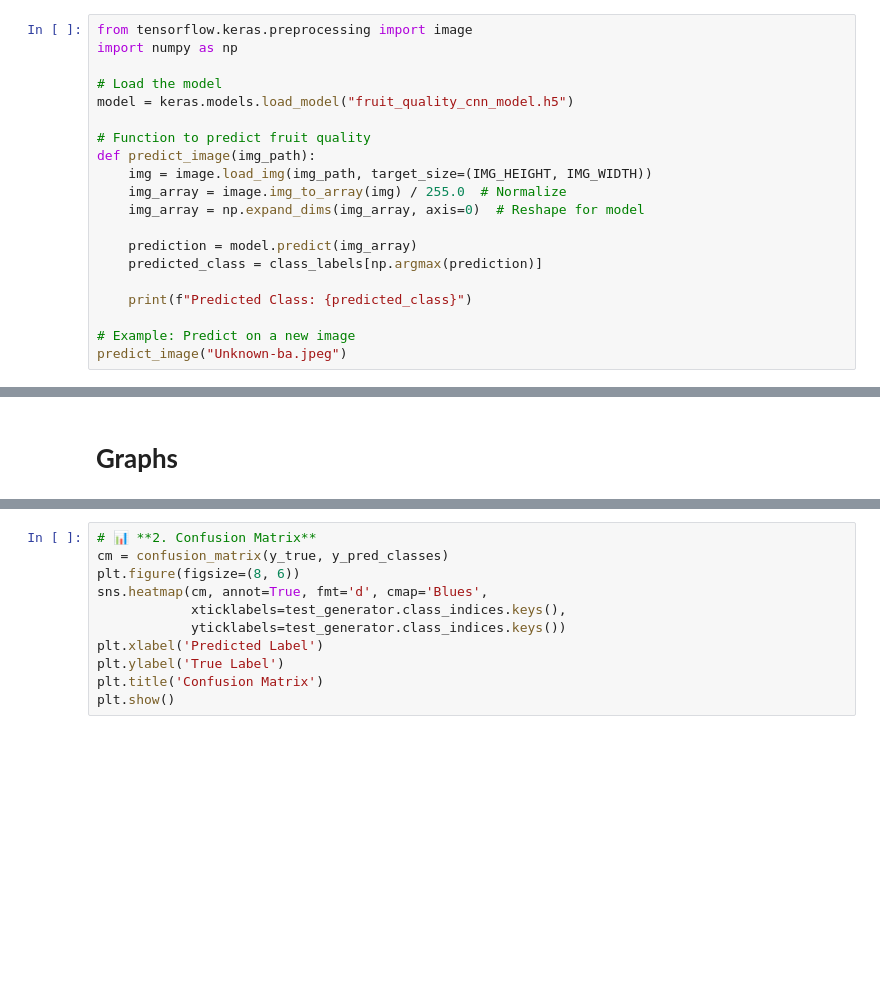
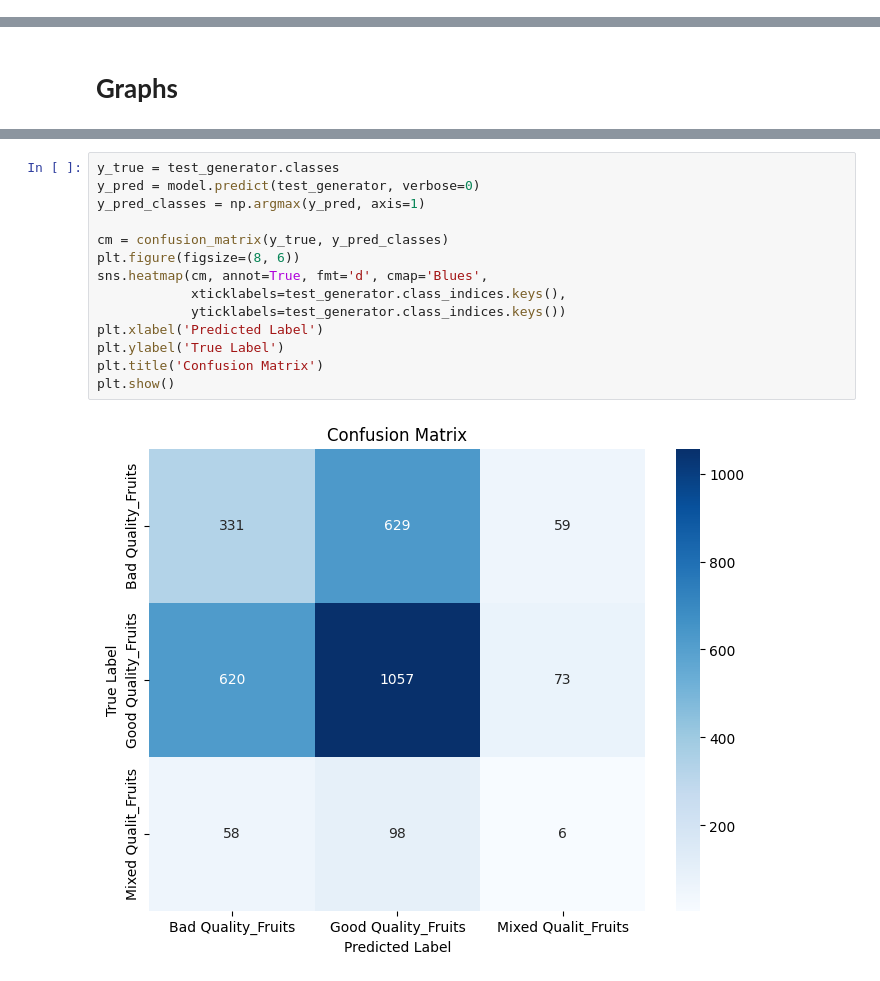
Before and after one commit to Domaakshithareddy/Fruit-Quality-Identification, a Jupyter notebook: Fruit_Quality_Identification_2.ipynb, the cells around one changed output, grey strips where cells are left out. Cells and saved outputs as stored; diff of their text form; blank space fills up the shorter version.

```diff
--- a/Fruit_Quality_Identification_2.ipynb
+++ b/Fruit_Quality_Identification_2.ipynb
@@ -335,20 +345,0 @@ predict_image("Unknown.jpeg")
-# %%
-from tensorflow.keras.preprocessing import image
-import numpy as np
-
-# Load the model
-model = keras.models.load_model("fruit_quality_cnn_model.h5")
-
-# Function to predict fruit quality
-def predict_image(img_path):
-    img = image.load_img(img_path, target_size=(IMG_HEIGHT, IMG_WIDTH))
-    img_array = image.img_to_array(img) / 255.0  # Normalize
-    img_array = np.expand_dims(img_array, axis=0)  # Reshape for model
-
-    prediction = model.predict(img_array)
-    predicted_class = class_labels[np.argmax(prediction)]
-
-    print(f"Predicted Class: {predicted_class}")
-
-# Example: Predict on a new image
-predict_image("Unknown-ba.jpeg")
@@ -407,12 +413,17 @@ plt.show()
 # %%
-# 📊 **2. Confusion Matrix**
+y_true = test_generator.classes
+y_pred = model.predict(test_generator, verbose=0)
+y_pred_classes = np.argmax(y_pred, axis=1)
+
 cm = confusion_matrix(y_true, y_pred_classes)
 plt.figure(figsize=(8, 6))
 sns.heatmap(cm, annot=True, fmt='d', cmap='Blues',
             xticklabels=test_generator.class_indices.keys(),
             yticklabels=test_generator.class_indices.keys())
 plt.xlabel('Predicted Label')
 plt.ylabel('True Label')
 plt.title('Confusion Matrix')
 plt.show()
+# %% [output]
+[figure, added]
 # %%
```
Also changed, not shown: parts of 18 cells of this notebook.
